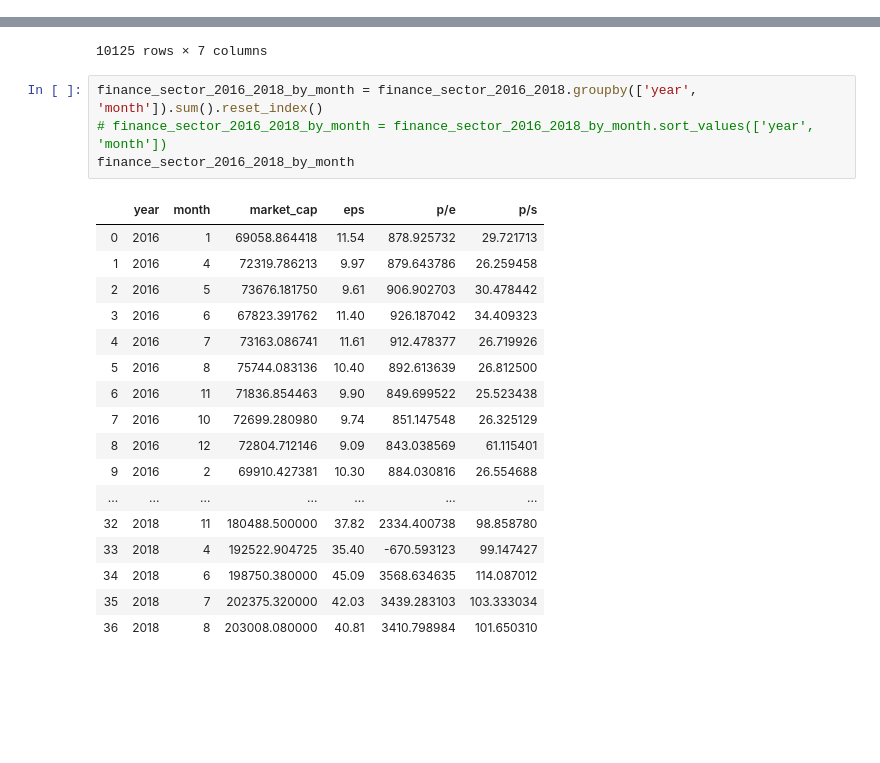
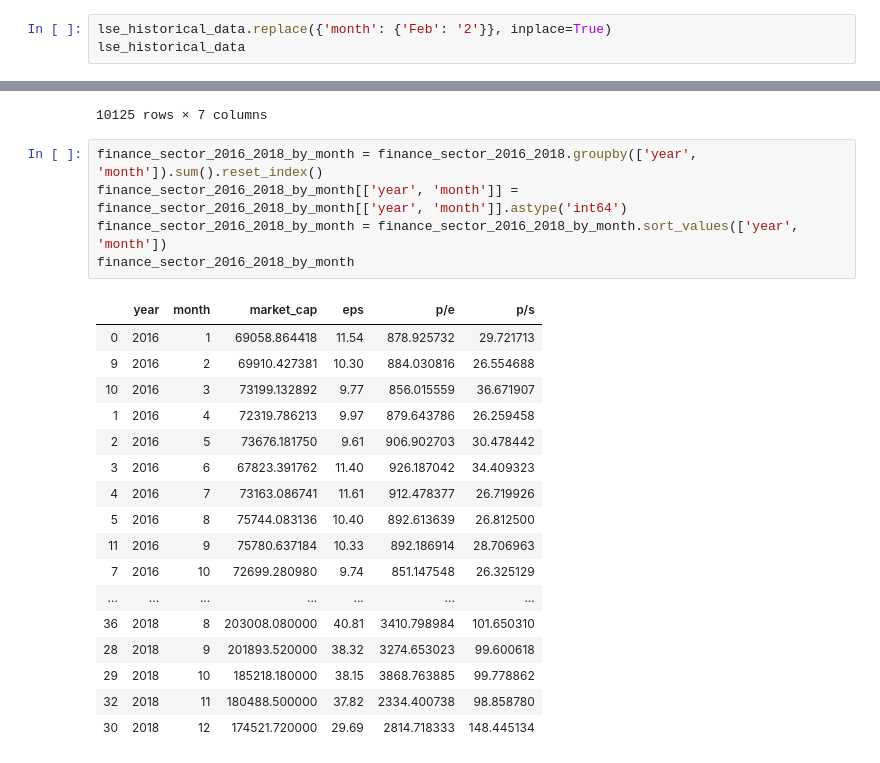
Before and after one commit to Khumo94/citadel-datathon-2019, a Jupyter notebook: economic_impact.ipynb, the cells around one changed output, grey strips where cells are left out. Saved outputs shown, nothing was run; the diff lists cells and outputs as text; blank space fills up the shorter version.

```diff
--- a/economic_impact.ipynb
+++ b/economic_impact.ipynb
@@ -21,0 +33,3 @@ lse_historical_data
+# %%
+lse_historical_data.replace({'month': {'Feb': '2'}}, inplace=True)
+lse_historical_data
@@ -119,23 +147,24 @@ finance_sector_2016_2018
 10125 rows × 7 columns
 # %%
 finance_sector_2016_2018_by_month = finance_sector_2016_2018.groupby(['year', 'month']).sum().reset_index()
-# finance_sector_2016_2018_by_month = finance_sector_2016_2018_by_month.sort_values(['year', 'month'])
+finance_sector_2016_2018_by_month[['year', 'month']] = finance_sector_2016_2018_by_month[['year', 'month']].astype('int64')
+finance_sector_2016_2018_by_month = finance_sector_2016_2018_by_month.sort_values(['year', 'month'])
 finance_sector_2016_2018_by_month
 # %% [output]
 |  | year | month | market_cap | eps | p/e | p/s |
 | 0 | 2016 | 1 | 69058.864418 | 11.54 | 878.925732 | 29.721713 |
+| 9 | 2016 | 2 | 69910.427381 | 10.30 | 884.030816 | 26.554688 |
+| 10 | 2016 | 3 | 73199.132892 | 9.77 | 856.015559 | 36.671907 |
 | 1 | 2016 | 4 | 72319.786213 | 9.97 | 879.643786 | 26.259458 |
 | 2 | 2016 | 5 | 73676.181750 | 9.61 | 906.902703 | 30.478442 |
 | 3 | 2016 | 6 | 67823.391762 | 11.40 | 926.187042 | 34.409323 |
 | 4 | 2016 | 7 | 73163.086741 | 11.61 | 912.478377 | 26.719926 |
 | 5 | 2016 | 8 | 75744.083136 | 10.40 | 892.613639 | 26.812500 |
-| 6 | 2016 | 11 | 71836.854463 | 9.90 | 849.699522 | 25.523438 |
+| 11 | 2016 | 9 | 75780.637184 | 10.33 | 892.186914 | 28.706963 |
 | 7 | 2016 | 10 | 72699.280980 | 9.74 | 851.147548 | 26.325129 |
-| 8 | 2016 | 12 | 72804.712146 | 9.09 | 843.038569 | 61.115401 |
-| 9 | 2016 | 2 | 69910.427381 | 10.30 | 884.030816 | 26.554688 |
 | ... | ... | ... | ... | ... | ... | ... |
+| 36 | 2018 | 8 | 203008.080000 | 40.81 | 3410.798984 | 101.650310 |
+| 28 | 2018 | 9 | 201893.520000 | 38.32 | 3274.653023 | 99.600618 |
+| 29 | 2018 | 10 | 185218.180000 | 38.15 | 3868.763885 | 99.778862 |
 | 32 | 2018 | 11 | 180488.500000 | 37.82 | 2334.400738 | 98.858780 |
-| 33 | 2018 | 4 | 192522.904725 | 35.40 | -670.593123 | 99.147427 |
-| 34 | 2018 | 6 | 198750.380000 | 45.09 | 3568.634635 | 114.087012 |
-| 35 | 2018 | 7 | 202375.320000 | 42.03 | 3439.283103 | 103.333034 |
-| 36 | 2018 | 8 | 203008.080000 | 40.81 | 3410.798984 | 101.650310 |
+| 30 | 2018 | 12 | 174521.720000 | 29.69 | 2814.718333 | 148.445134 |
```
Also changed, not shown: parts of 6 cells of this notebook.
